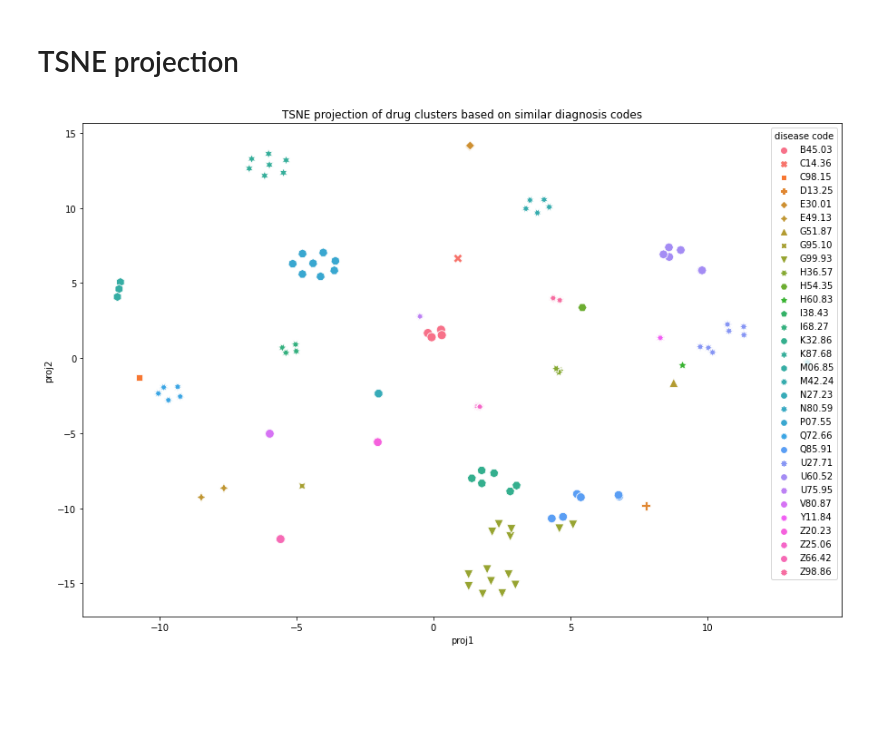
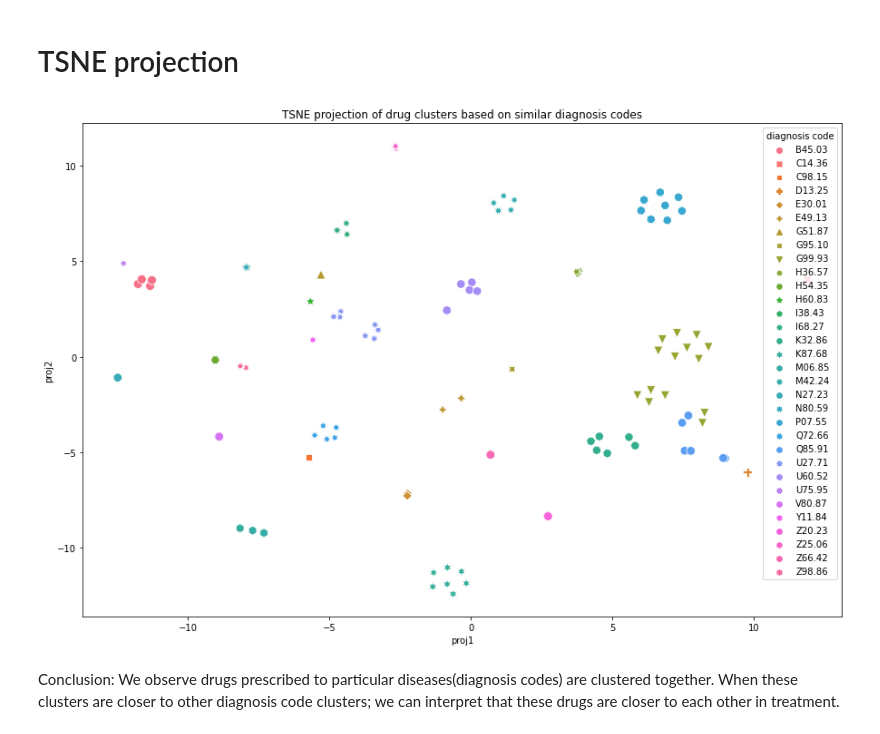
Before and after one commit to TeamPhoenix22/CMM_Challenge, a Jupyter notebook: similar_drugs_by_diagnosis.ipynb, the cells around one changed output. Drawn from its saved outputs; the diff is of its cells as text; code cells hidden in the pictures; blank space fills up the shorter version.

Commit message:
similar drugs by diagnosis codes- TSNE projection

```diff
--- a/similar_drugs_by_diagnosis.ipynb
+++ b/similar_drugs_by_diagnosis.ipynb
@@ -7,8 +7,6 @@ import seaborn as sns
 from sklearn.manifold import TSNE
 # %%
 data = pd.read_csv('cmm_erdos_2022/pharmacy_tx.csv')
-# %%
-data['disease_code'] = data.diagnosis.str[0]
 # %%
 #drug importance by diagnosis code
 
@@ -154,7 +67,7 @@ data_temp[['drug','prescribed_most_for']]
 # %% [markdown]
 # TSNE projection
 # %%
-tsne_model = TSNE(perplexity=15,metric='cosine',n_iter=500,init='random',learning_rate='auto')
+tsne_model = TSNE(perplexity=20,metric='cosine',n_iter=500,init='random',learning_rate='auto')
 pts = tsne_model.fit_transform(data_temp.iloc[:,1:-1])
 
 df=pd.DataFrame(pts,columns=['proj1','proj2'])
@@ -163,9 +76,11 @@ df= df.sort_values(by='diagnosis code')
 # %%
 fig, ax = plt.subplots(figsize=(15,10))
 
 sns.color_palette("tab10")
-ax = sns.scatterplot(data=df,x="proj1",y="proj2",hue='disease code',s=100,style="disease code")
+ax = sns.scatterplot(data=df,x="proj1",y="proj2",hue='diagnosis code',s=100,style="diagnosis code")
 ax.set_title('TSNE projection of drug clusters based on similar diagnosis codes')
 plt.show()
 # %% [output]
-[figure, old version]
+[figure, new version]
+# %% [markdown]
+Conclusion: We observe drugs prescribed to particular diseases(diagnosis codes) are clustered together. When these clusters are closer to other diagnosis code clusters; we can interpret that these drugs are closer to each other in treatment.
```
Also changed, not shown: parts of 2 cells of this notebook.
